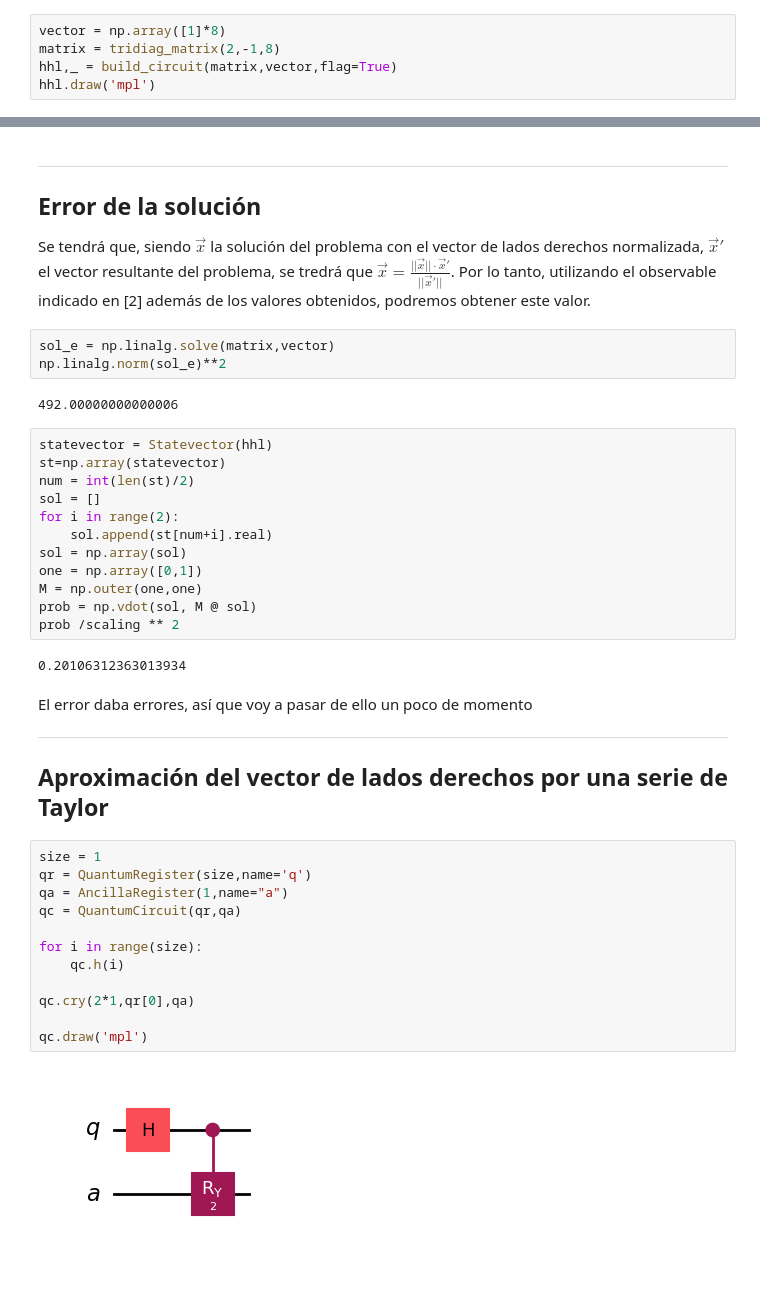
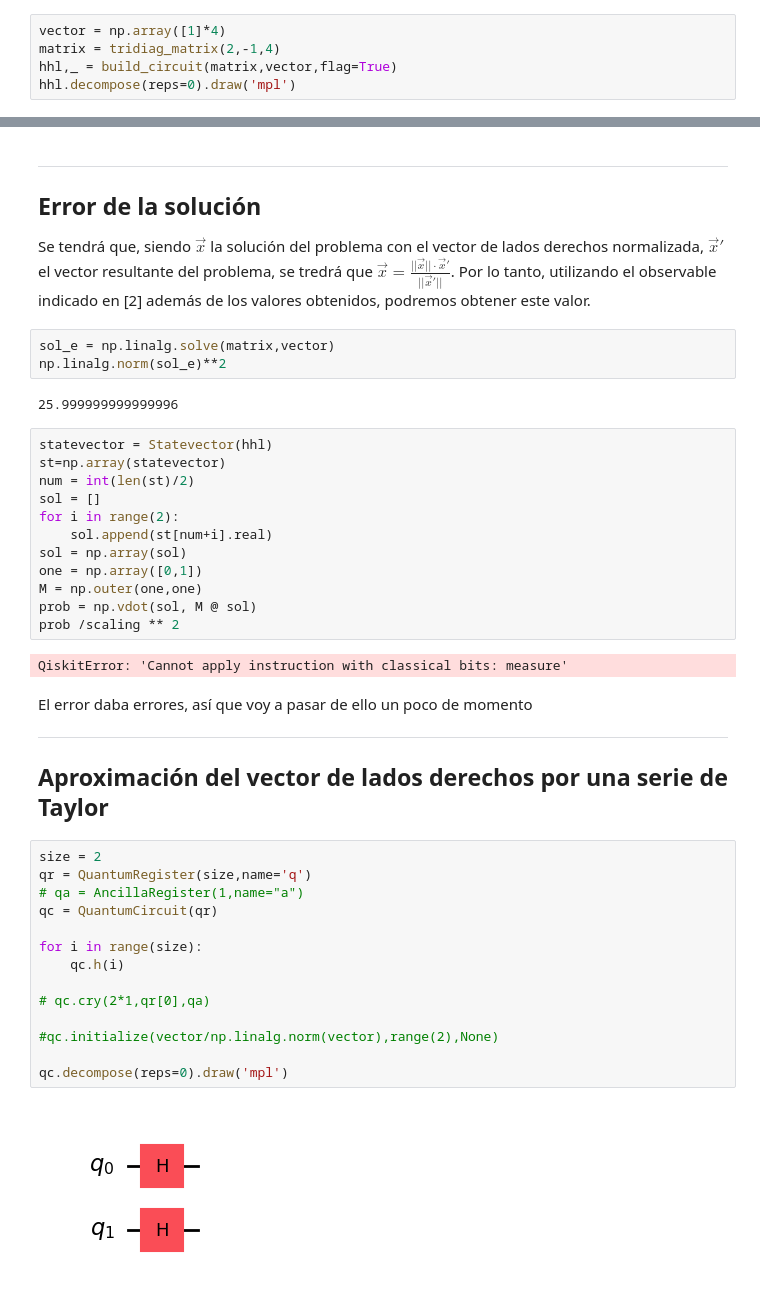
Before and after one commit to Nicofero/CITMAGA, a Jupyter notebook: Pruebas_Qiskit.ipynb, the cells around one changed output, grey strips where cells are left out. Drawn from its saved outputs; the diff is of its cells as text.

```diff
--- a/Pruebas_Qiskit.ipynb
+++ b/Pruebas_Qiskit.ipynb
@@ -367,6 +371,6 @@ hhl.draw('mpl')
 # %%
-vector = np.array([1]*8)
-matrix = tridiag_matrix(2,-1,8)
+vector = np.array([1]*4)
+matrix = tridiag_matrix(2,-1,4)
 hhl,_ = build_circuit(matrix,vector,flag=True)
-hhl.draw('mpl')
+hhl.decompose(reps=0).draw('mpl')
 # %% [output]
@@ -538,7 +533,7 @@ Se tendrá que, siendo $\vec{x}$ la solución del problema con el vector de lado
 sol_e = np.linalg.solve(matrix,vector)
 np.linalg.norm(sol_e)**2
 # %% [output]
-492.00000000000006
+25.999999999999996
 # %%
 statevector = Statevector(hhl)
 st=np.array(statevector)
@@ -552,23 +547,25 @@ M = np.outer(one,one)
 prob = np.vdot(sol, M @ sol)
 prob /scaling ** 2
 # %% [output]
-0.20106312363013934
+QiskitError: 'Cannot apply instruction with classical bits: measure'
 # %% [markdown]
 El error daba errores, así que voy a pasar de ello un poco de momento
 
 ---
 ## Aproximación del vector de lados derechos por una serie de Taylor
 # %%
-size = 1
+size = 2
 qr = QuantumRegister(size,name='q')
-qa = AncillaRegister(1,name="a")
-qc = QuantumCircuit(qr,qa)
+# qa = AncillaRegister(1,name="a")
+qc = QuantumCircuit(qr)
 
 for i in range(size):
     qc.h(i)
 
-qc.cry(2*1,qr[0],qa)
+# qc.cry(2*1,qr[0],qa)
 
-qc.draw('mpl')
+#qc.initialize(vector/np.linalg.norm(vector),range(2),None)
+
+qc.decompose(reps=0).draw('mpl')
 # %% [output]
-[figure, old version]
+[figure, new version]
```
Also changed, not shown: parts of 17 cells of this notebook.
